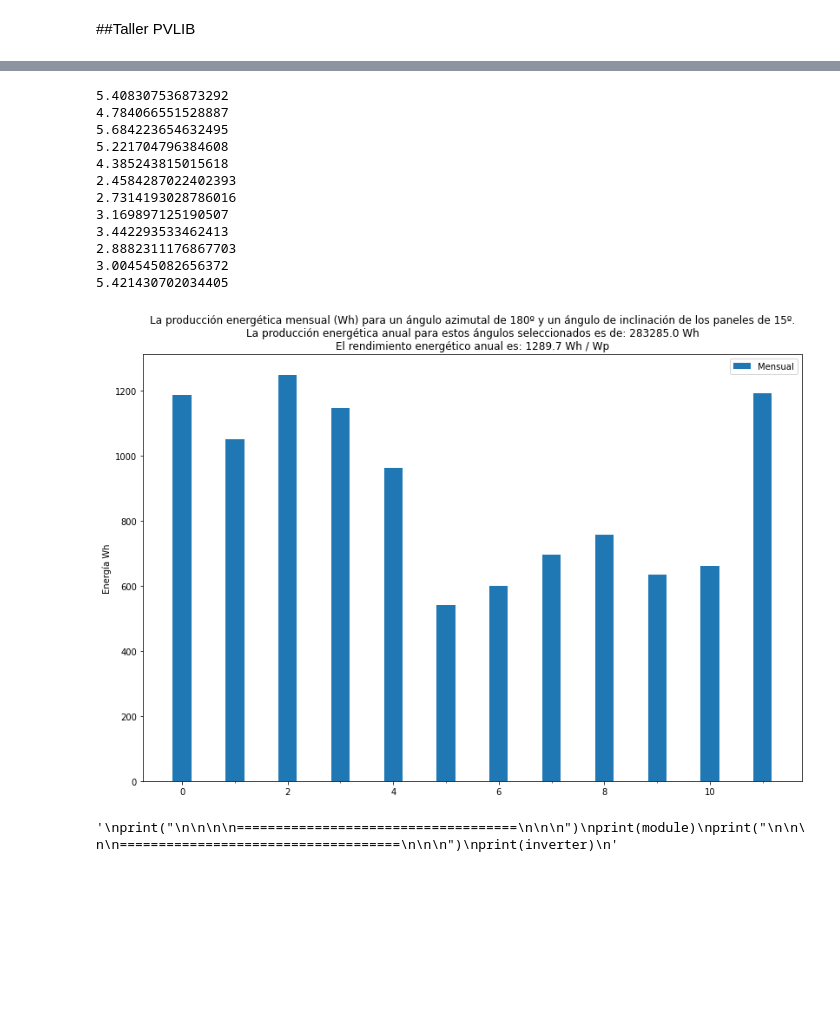
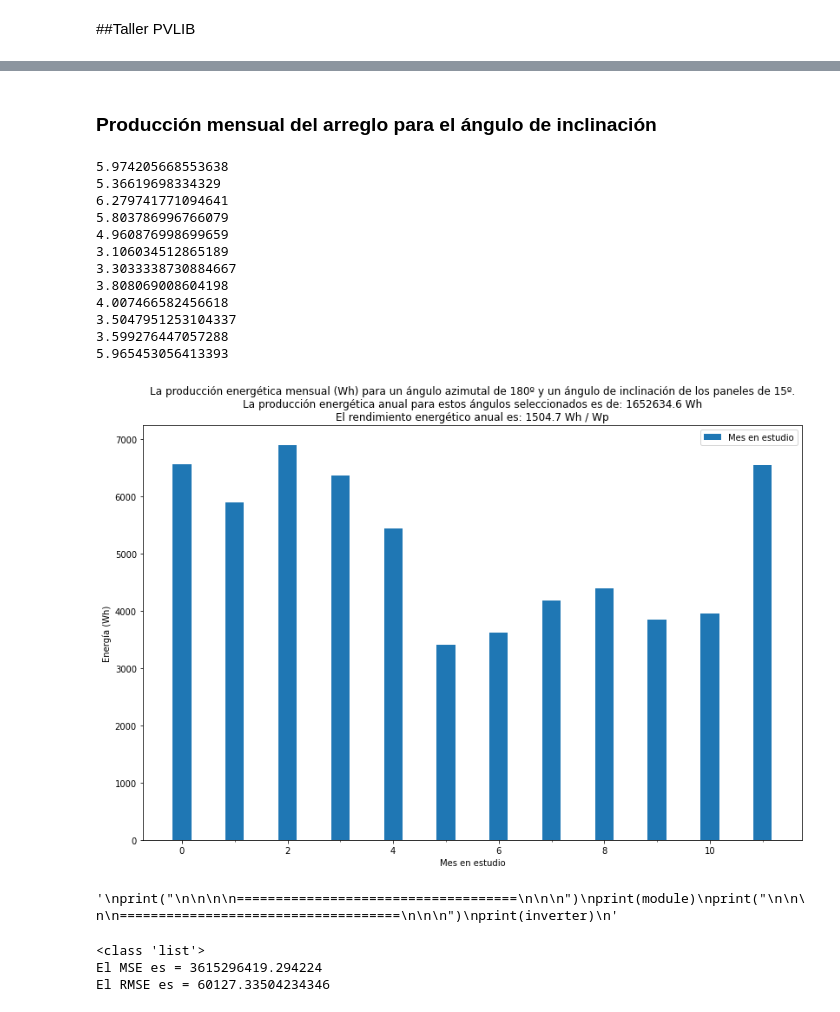
Before and after one commit to MGonzalez506/Dimensionamiento_PV, a Jupyter notebook: Simulación_y_Dimensionamiento.ipynb, the cells around one changed output, grey strips where cells are left out. Cells and saved outputs as stored; diff of their text form; code cells hidden in the pictures; blank space fills up the shorter version.

```diff
--- a/Simulación_y_Dimensionamiento.ipynb
+++ b/Simulación_y_Dimensionamiento.ipynb
@@ -114,9 +132,10 @@ tmys,selected_months = get_pvgis_tmy_from_coordinates(coordinates)
 # %%
 #Para realizar el cálculo del ángulo de inclinación óptima
 system = {'module':module, 'inversor':inverter, 'surface_azimuth':180}
-azimuth_testing = [0,90,180,270]
+azimuth_testing = [0, 90,180,270]
 tilt_testing = [5,10,15]
 energies = {}
+string_config = 5
 selected_azimuth_angle = 180
 selected_tilt_angle = 15
 selected_data = pd.DataFrame()
@@ -173,7 +192,7 @@ for tilt_angle in tilt_testing:
           module
         )
         dc=pvlib.pvsystem.sapm(effective_irradiance,cell_temperature,module)
-        ac=pvlib.inverter.sandia(dc['v_mp'],dc['p_mp'],inverter)
+        ac=pvlib.inverter.sandia(dc['v_mp']*string_config,dc['p_mp']*string_config,inverter)
         annual_energy = ac.sum()
         label = str(tilt_angle) + "º & " + str(azimuth_angle) + "Azi"
         energies[label] = annual_energy
@@ -249,43 +242,76 @@ for i in selected_months:
+# %% [markdown]
+### Producción mensual del arreglo para el ángulo de inclinación
 # %%
-potencia_maxima_del_panel = module['Impo'] * module['Vmpo']
+#print(last_ac.keys())
+estudio_por_mes = {}
+for i in selected_months:
+  this_year = i['year']
+  this_month = i['month']
+  mes = str(this_year) + '-' + str(this_month) + '-01'
+  x = selected_data.loc[mes:mes]
+  sumatoria = x.sum()
+  estudio_por_mes[mes] = float(sumatoria)
+
+potencia_maxima_del_panel = module['Impo'] * module['Vmpo'] * string_config
 for month_energy in estudio_por_mes:
-  print(month_energy/potencia_maxima_del_panel)
+  print(estudio_por_mes[month_energy]/potencia_maxima_del_panel)
 estudio_por_mes = pd.Series(estudio_por_mes)
 #print(selected_data_annual_energy)
 
 labels = ['Ene', 'Feb', 'Mar', 'Abr', 'May', 'Jun', 'Jul', 'Ago', 'Set', 'Oct', 'Nov', 'Dic']
 #labels = estudio_por_mes.keys()
 x = np.arange(len(labels))
 width = 0.35
 
 fig, ax = plt.subplots()
-rect1 = ax.bar(x, estudio_por_mes, width, label='Mensual')
+rect1 = ax.bar(x, estudio_por_mes, width, label='Mes en estudio')
 
-ax.set_ylabel('Energía Wh')
+ax.set_xlabel('Mes en estudio')
+ax.set_ylabel('Energía (Wh)')
 ax.set_title('La producción energética mensual (Wh) para un ángulo azimutal de ' + str(selected_azimuth_angle) + 'º y un ángulo de inclinación de los paneles de ' + str(selected_tilt_angle) + 'º.\nLa producción energética anual para estos ángulos seleccionados es de: ' + str(selected_data_annual_energy.round(1)) + ' Wh\nEl rendimiento energético anual es: ' + str((selected_data_annual_energy/potencia_maxima_del_panel).round(1)) + ' Wh / Wp')
 ax.set_xticks(x, labels)
 ax.legend()
 #ax.bar_label(rect1, paadding=3)
 fig.tight_layout()
 plt.show()
 """
 print("\n\n\n\n====================================\n\n\n")
 print(module)
 print("\n\n\n\n====================================\n\n\n")
 print(inverter)
 """
 # %% [output]
-5.408307536873292
-4.784066551528887
-5.684223654632495
-5.221704796384608
-4.385243815015618
-2.4584287022402393
-2.7314193028786016
-3.169897125190507
-3.442293533462413
-2.8882311176867703
-3.004545082656372
-5.421430702034405
+5.974205668553638
+5.36619698334329
+6.279741771094641
+5.803786996766079
+4.960876998699659
+3.106034512865189
+3.3033338730884667
+3.808069008604198
+4.007466582456618
+3.5047951253104337
+3.599276447057288
+5.965453056413393
-[figure, old version]
+[figure, new version]
 '\nprint("\n\n\n\n====================================\n\n\n")\nprint(module)\nprint("\n\n\n\n====================================\n\n\n")\nprint(inverter)\n'
+# %%
+#Obtener el valor máximo de producción energética anual
+energy_max = energies.max()
+#Crear un vector de comparación utilizando el valor máximo de producción energética,
+#como parámetro de comparación para obtener los MSE y RMSE
+max_energy_vector = []
+max_energy_vector_4_data = []
+for i in range (0,12): max_energy_vector.append(energy_max)
+print(type(max_energy_vector))
+for i in range (0,12): max_energy_vector_4_data.append(energy_max)
+max_energy_vector_4_data =[energy_max,energy_max,energy_max,energy_max]
+mean_bias_error = MBE(max_energy_vector,energies)
+MSE = np.square(np.subtract(max_energy_vector,energies)).mean()
+print("El MSE es = " + str(MSE))
+RMSE = math.sqrt(MSE)
+print("El RMSE es = " + str(RMSE))
+# %% [output]
+<class 'list'>
+El MSE es = 3615296419.294224
+El RMSE es = 60127.33504234346
```
Also changed, not shown: parts of 10 cells of this notebook.
